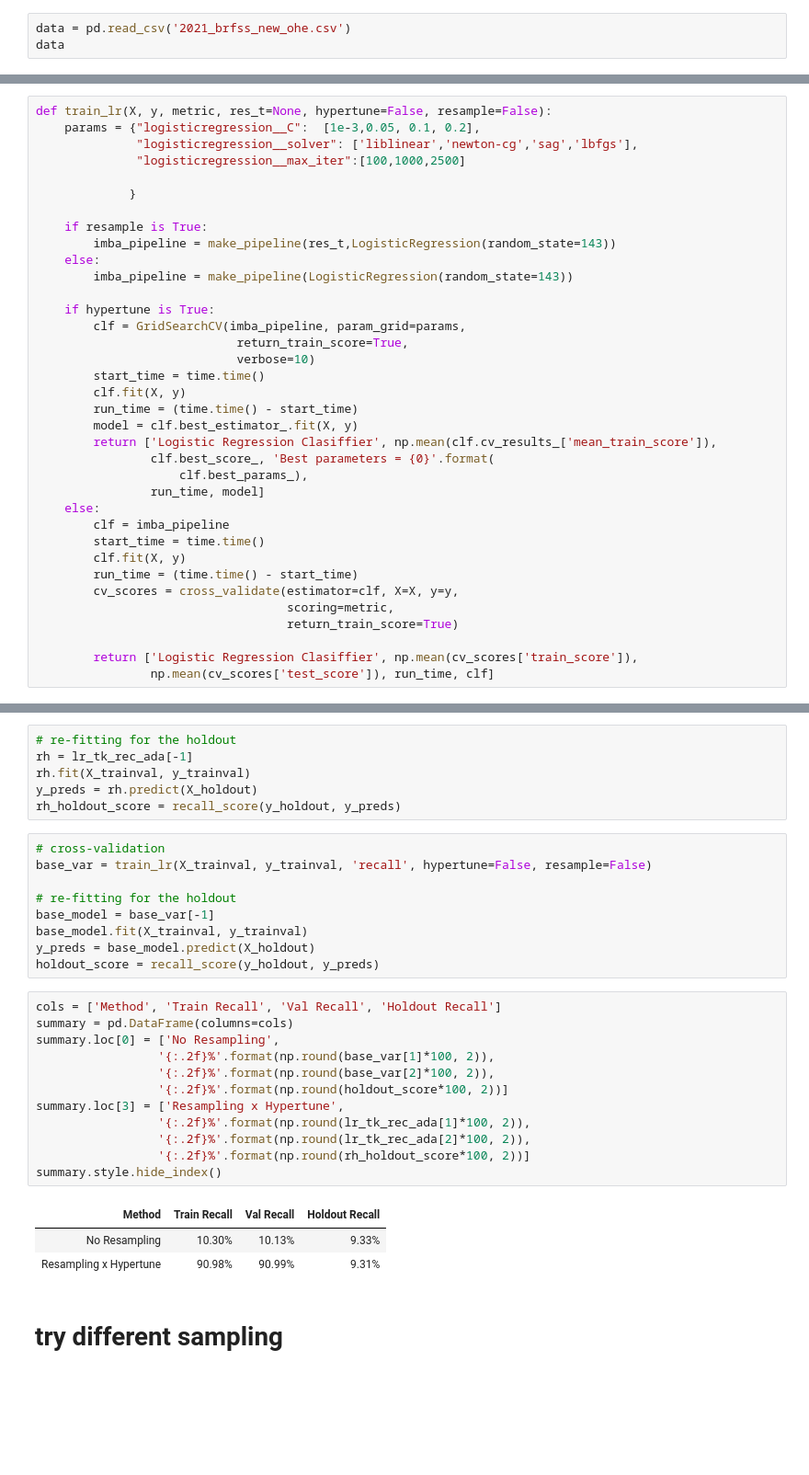
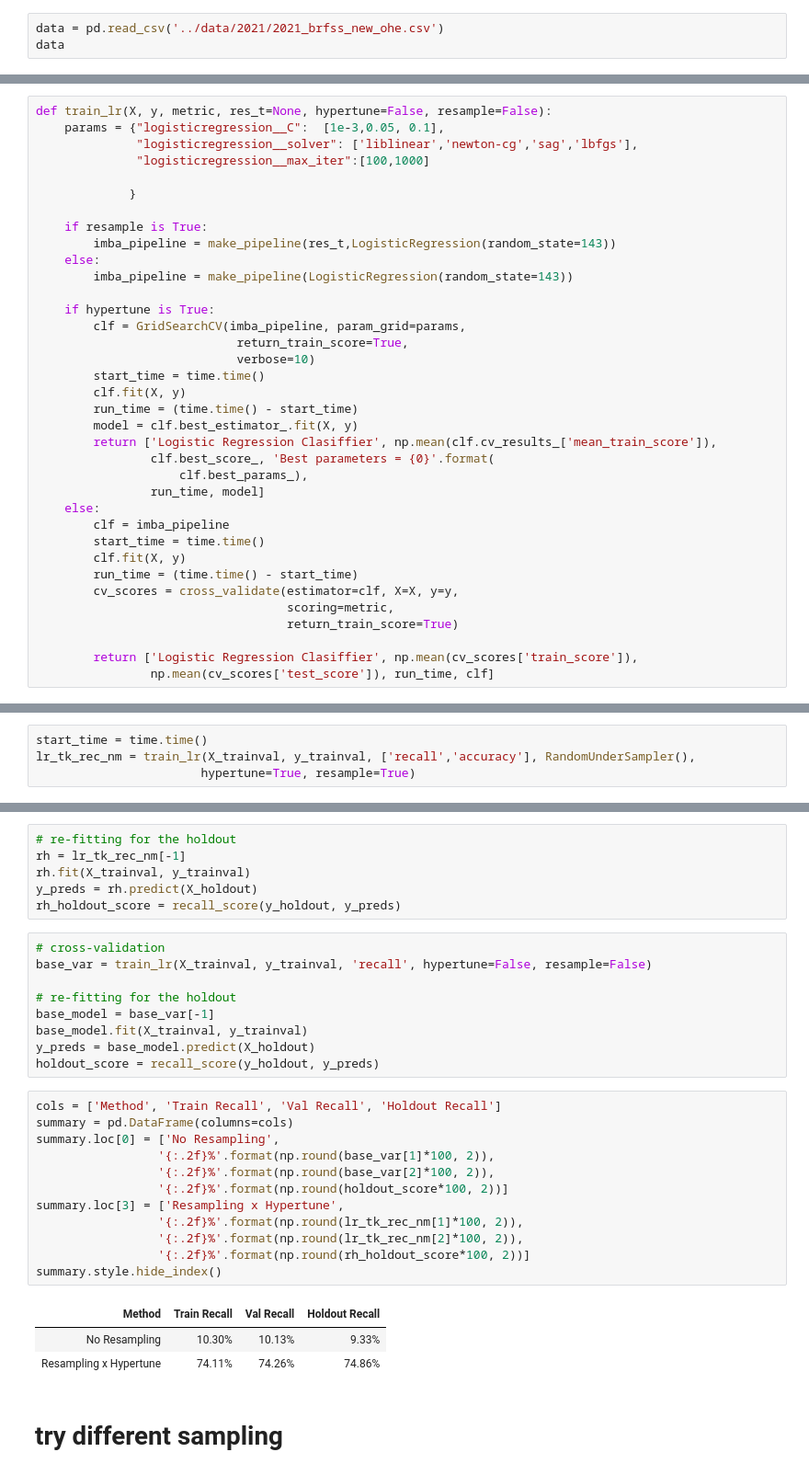
Before and after one commit to Paolo1151/HeartDiseasePrediction, a Jupyter notebook: notebooks/hypertuning_logistic.ipynb, the cells around one changed output, grey strips where cells are left out. Shown: that part at 92% size. Drawn from its saved outputs; the diff is of its cells as text; blank space fills up the shorter version.

Commit message:
Updated Notebooks
Updated notebooks for logistic regression hypertuning

```diff
--- a/notebooks/hypertuning_logistic.ipynb
+++ b/notebooks/hypertuning_logistic.ipynb
@@ -46,7 +46,7 @@ import shap
 from flask import Flask
 import streamlit as st
 # %%
-data = pd.read_csv('2021_brfss_new_ohe.csv')
+data = pd.read_csv('../data/2021/2021_brfss_new_ohe.csv')
 data
 # %% [output]
 |  | target | HighBP | HighChol | CholCheck | Smoker | Stroke | PhysActivity | Fruits | Veggies | ... |
@@ -108,9 +108,9 @@ y = data['target']
                                                                   stratify=y)
 # %%
 def train_lr(X, y, metric, res_t=None, hypertune=False, resample=False):
-    params = {"logisticregression__C":  [1e-3,0.05, 0.1, 0.2],
+    params = {"logisticregression__C":  [1e-3,0.05, 0.1],
               "logisticregression__solver": ['liblinear','newton-cg','sag','lbfgs'],
-              "logisticregression__max_iter":[100,1000,2500]
+              "logisticregression__max_iter":[100,1000]
 
              }
 
@@ -153,0 +145,4 @@ NameError: name 'time' is not defined
+# %%
+start_time = time.time()
+lr_tk_rec_nm = train_lr(X_trainval, y_trainval, ['recall','accuracy'], RandomUnderSampler(),
+                       hypertune=True, resample=True)
@@ -193,6 +202,6 @@ hyper2.style.hide_index()
 # %%
 # re-fitting for the holdout
-rh = lr_tk_rec_ada[-1]
+rh = lr_tk_rec_nm[-1]
 rh.fit(X_trainval, y_trainval)
 y_preds = rh.predict(X_holdout)
 rh_holdout_score = recall_score(y_holdout, y_preds)
@@ -208,19 +217,19 @@ holdout_score = recall_score(y_holdout, y_preds)
 # %%
 cols = ['Method', 'Train Recall', 'Val Recall', 'Holdout Recall']
 summary = pd.DataFrame(columns=cols)
 summary.loc[0] = ['No Resampling',
                  '{:.2f}%'.format(np.round(base_var[1]*100, 2)),
                  '{:.2f}%'.format(np.round(base_var[2]*100, 2)),
                  '{:.2f}%'.format(np.round(holdout_score*100, 2))]
 summary.loc[3] = ['Resampling x Hypertune',
-                 '{:.2f}%'.format(np.round(lr_tk_rec_ada[1]*100, 2)),
-                 '{:.2f}%'.format(np.round(lr_tk_rec_ada[2]*100, 2)),
+                 '{:.2f}%'.format(np.round(lr_tk_rec_nm[1]*100, 2)),
+                 '{:.2f}%'.format(np.round(lr_tk_rec_nm[2]*100, 2)),
                  '{:.2f}%'.format(np.round(rh_holdout_score*100, 2))]
 summary.style.hide_index()
 # %% [output]
 | Method | Train Recall | Val Recall | Holdout Recall |
 | No Resampling | 10.30% | 10.13% | 9.33% |
-| Resampling x Hypertune | 90.98% | 90.99% | 9.31% |
+| Resampling x Hypertune | 74.11% | 74.26% | 74.86% |
 # %% [markdown]
 # try different sampling
 # %%
```
Also changed, not shown: parts of 8 cells of this notebook, 1 other file.
